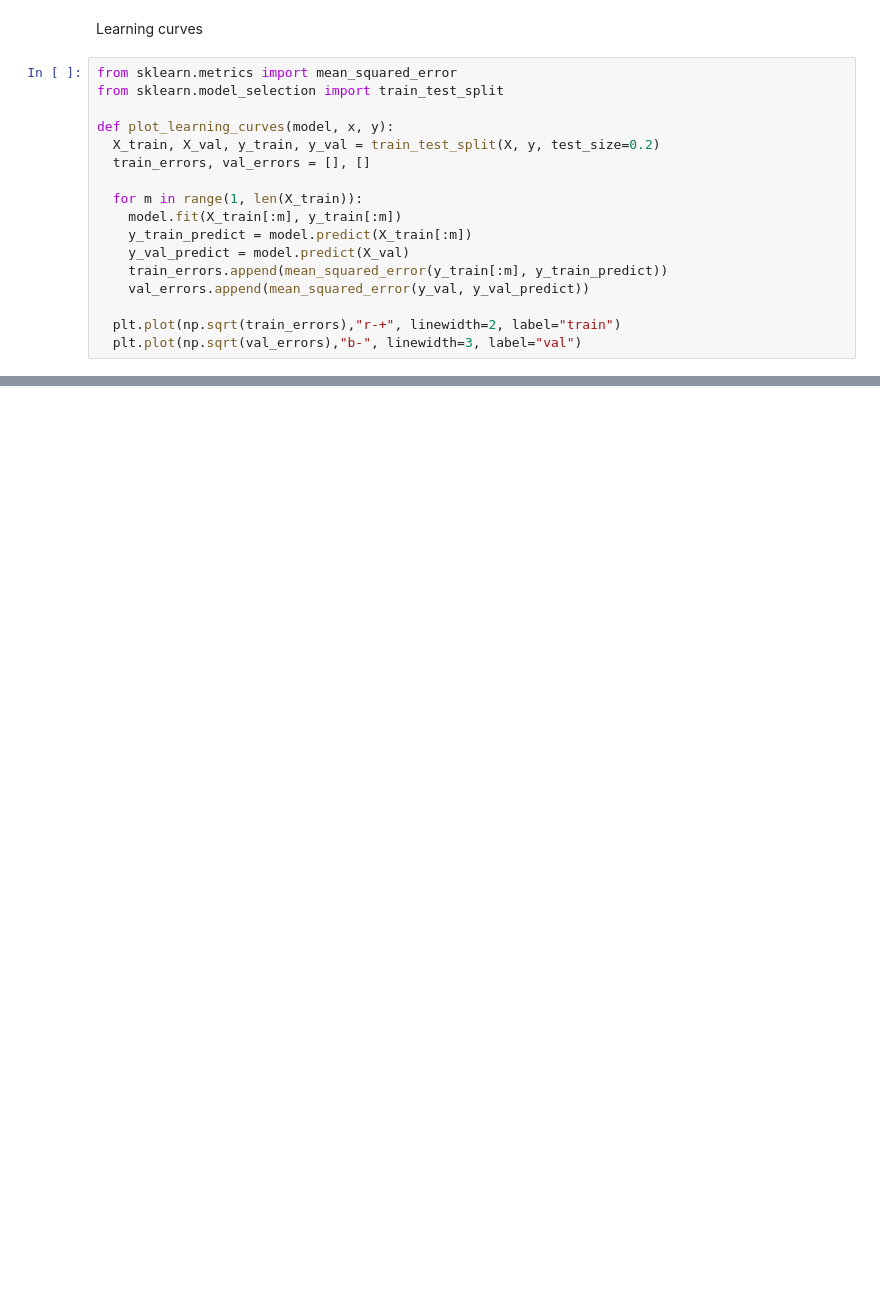
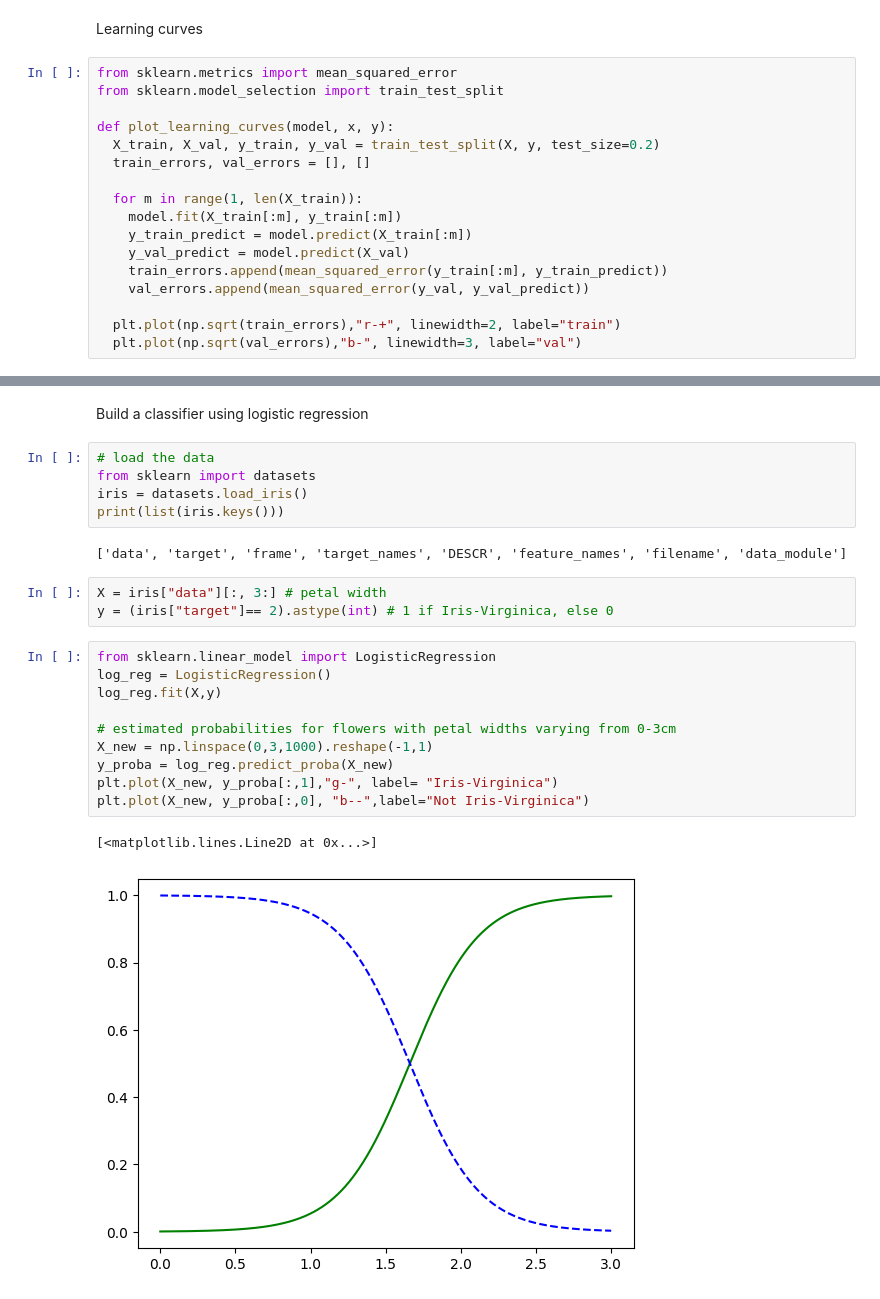
Before and after one commit to jakelis/Training-Models, a Jupyter notebook: main.ipynb, the cells around one changed output, grey strips where cells are left out. Drawn from its saved outputs; the diff is of its cells as text; blank space fills up the shorter version.

```diff
--- a/main.ipynb
+++ b/main.ipynb
@@ -240,0 +274,25 @@ array([5.19113552])
+# %% [markdown]
+Build a classifier using logistic regression
+# %%
+# load the data
+from sklearn import datasets
+iris = datasets.load_iris()
+print(list(iris.keys()))
+# %% [output]
+['data', 'target', 'frame', 'target_names', 'DESCR', 'feature_names', 'filename', 'data_module']
+# %%
+X = iris["data"][:, 3:] # petal width
+y = (iris["target"]== 2).astype(int) # 1 if Iris-Virginica, else 0
+# %%
+from sklearn.linear_model import LogisticRegression
+log_reg = LogisticRegression()
+log_reg.fit(X,y)
+
+# estimated probabilities for flowers with petal widths varying from 0-3cm
+X_new = np.linspace(0,3,1000).reshape(-1,1)
+y_proba = log_reg.predict_proba(X_new)
+plt.plot(X_new, y_proba[:,1],"g-", label= "Iris-Virginica")
+plt.plot(X_new, y_proba[:,0], "b--",label="Not Iris-Virginica")
+# %% [output]
+[<matplotlib.lines.Line2D at 0x...>]
+[figure, added]
```
Also changed, not shown: parts of 25 cells of this notebook.
